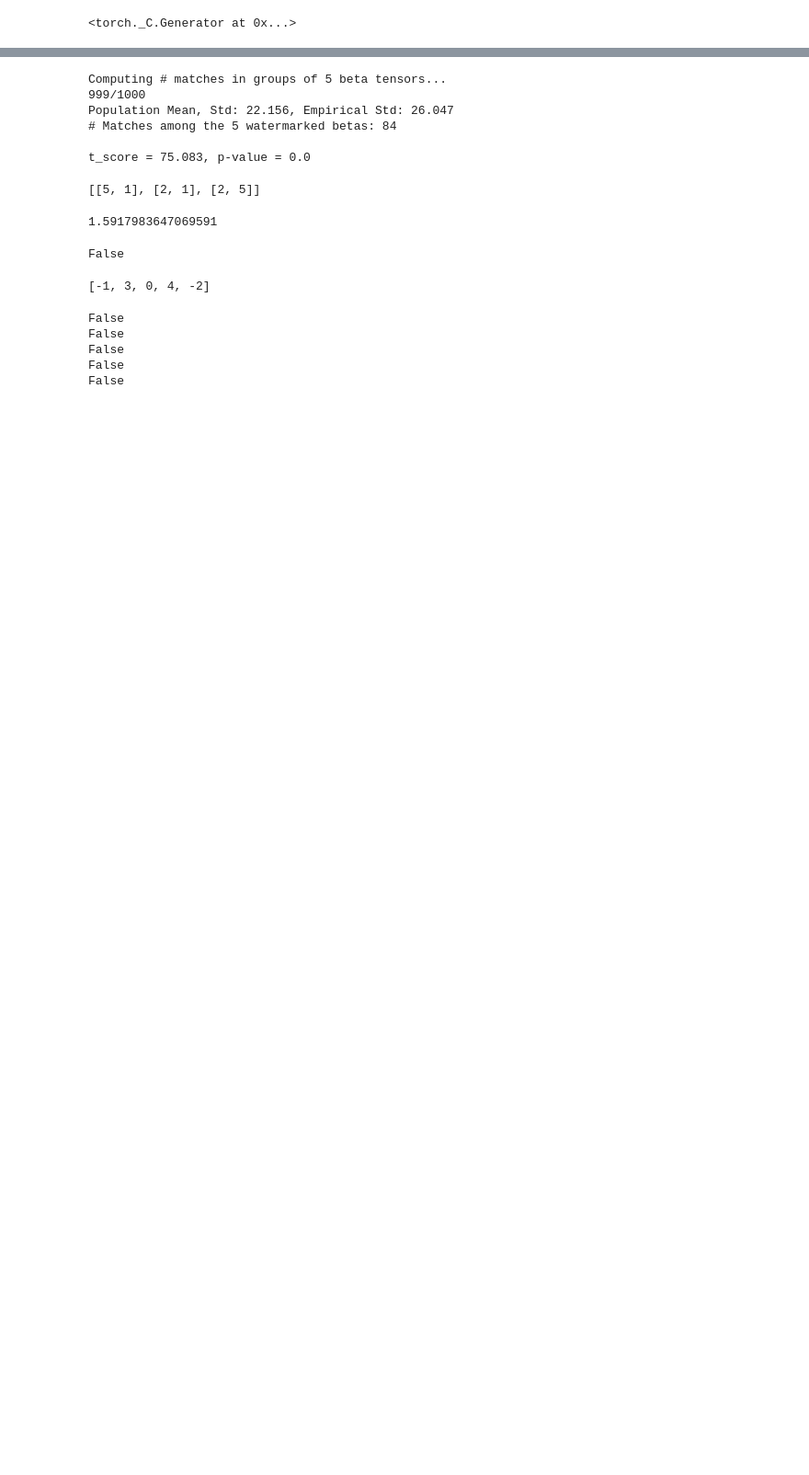
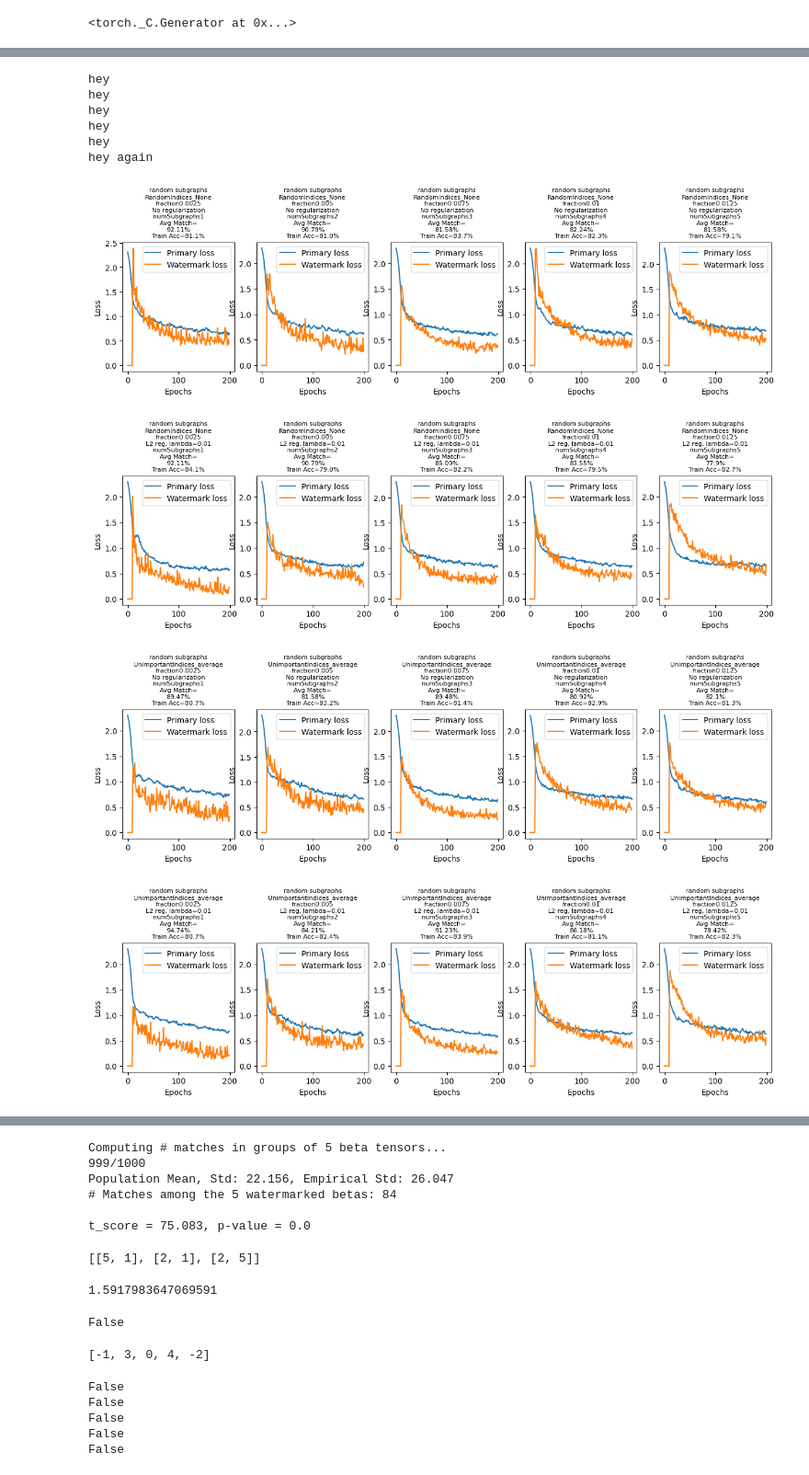
Before and after one commit to jdowner212/GNN-watermark, a Jupyter notebook: src/scratch.ipynb, the cells around one changed output, grey strips where cells are left out. Shown at 92% size. Saved outputs shown, nothing was run; the diff lists cells and outputs as text; code cells hidden in the pictures; blank space fills up the shorter version.

```diff
--- a/src/scratch.ipynb
+++ b/src/scratch.ipynb
@@ -45,0 +135,65 @@ cd1, cd2, cd3 = pickle_open(tag1), pickle_open(tag2), pickle_open(tag3)
+# %%
+everything = pickle.load(open('/Users/janedowner/Desktop/Desktop/IDEAL/Project_2/src/everything_temp.pkl','rb'))
+# %%
+seen_prefices = []
+ev1 = everything[1]
+ev1_keys = list(ev1.keys())
+j=0
+%matplotlib inline
+
+for i in range(len(ev1.keys())):
+    prefix = '_'.join(list(ev1_keys)[i].split('/')[-1].split('_')[:10])
+
+    primary_loss_curve = ev1[ev1_keys[i]]['loss_primary']
+    watermark_loss_curve = ev1[ev1_keys[i]]['loss_watermark']
+    train_acc = ev1[ev1_keys[i]]['train acc']
+    percent_match = ev1[ev1_keys[i]]['percent_match']
+    coef_wmk = float(prefix.split('coefWmk')[1].split('_')[0])
+
+    subgraph_type = prefix.split('_')[-1] + ' subgraphs'
+    indices_type = '_'.join(prefix.split('%')[-1].split('_')[:-1])
+    postfix = '_'.join(ev1_keys[i].split('/')[-1].split('_')[10:])
+    fraction = postfix.split('_')[0]
+    num_subgraphs = postfix.split('_')[1]
+
+    reg_info = 'No regularization'
+    if 'L2' in postfix.split('_'):
+        reg_type='L2'
+        lambda_L2 = float(postfix.split('_')[6].split('L2')[1])
+        reg_info = f'L2 reg, lambda={lambda_L2}'
+    elif 'beta_var' in postfix.split('_'):
+        reg_info='reg on beta variance'
+
+    if i==0 or j>=5:
+        fig, axs = plt.subplots(1,5,figsize=(15,3))
+    if j>=5:
+        print('hey')
+        fig.show()
+        j=0
+        seen_prefices.append(prefix)
+        # break
+    elif i==len(ev1.keys())-1:
+        print('hey again')
+        plt.show()
+
+
+    axs[j].plot(range(len(primary_loss_curve)), primary_loss_curve, label='Primary loss')
+    axs[j].plot(range(len(watermark_loss_curve)), [coef_wmk*l for l in watermark_loss_curve], label='Watermark loss')
+    name = f'{subgraph_type}\n{indices_type}\n{fraction}\n{reg_info}\n{num_subgraphs}'
+    axs[j].set_title(name + f'\nAvg Match=\n{np.round(percent_match,2)}%\nTrain Acc={np.round(100*train_acc,2)}%',fontsize=8)
+    axs[j].set_xlabel('Epochs')
+    axs[j].set_ylabel('Loss')
+    axs[j].legend()
+    j+=1
+plt.show()
+# %% [output]
+hey
+hey
+hey
+hey
+hey
+hey again
+[figure, added]
+[figure, added]
+[figure, added]
+[figure, added]
```
Also changed, not shown: parts of 8 cells of this notebook, 2 other files.
